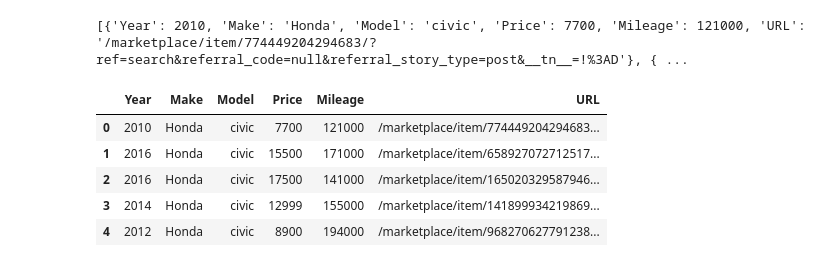
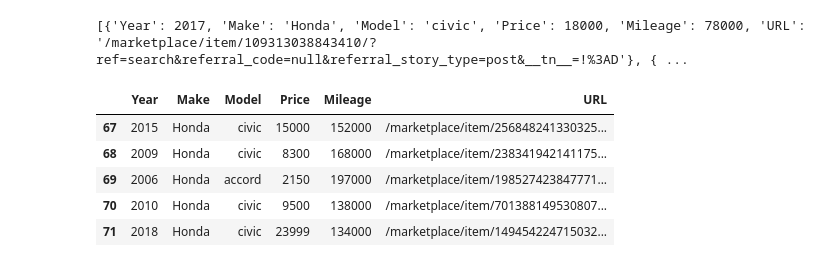
Before and after one commit to pietrostolf/facebook-marketplace-scraping, a Jupyter notebook: Marketplace Scraper.ipynb, the cells around one changed output. Drawn from its saved outputs; the diff is of its cells as text; code cells hidden in the pictures.

```diff
--- a/Marketplace Scraper.ipynb
+++ b/Marketplace Scraper.ipynb
@@ -62,12 +72,18 @@ urls_div = market_soup.find_all('a', class_="x1i10hfl xjbqb8w x6umtig x1b1mbwd x
 urls_list = [url.get('href') for url in urls_div]
 # %%
 # Extracted mileage list (separate from location and extract numeric values only)
-pattern = r'(\d+)K km'
+mileage_pattern_km = r'(\d+)K km'
+mileage_pattern_miles = r'(\d+)K miles'
+
 mileage_clean = []
 for item in mileage_list:
-    match = re.search(pattern, item)
-    if match:
-        mileage_clean.append(int(match.group(1))*1000)
+    match_mileage_km = re.search(mileage_pattern_km, item)
+    match_mileage_miles = re.search(mileage_pattern_miles, item)
+    if match_mileage_km or match_mileage_miles:
+        if match_mileage_km:
+            mileage_clean.append(int(match_mileage_km.group(1)) * 1000)
+        else:
+            mileage_clean.append(int(match_mileage_miles.group(1)))
 # %%
 # Add all values to a list of dictionaries
 vehicles_list = []
@@ -87,17 +103,17 @@ for i, item in enumerate(titles_list):
 
 print(vehicles_list)
 # %% [output]
-[{'Year': 2010, 'Make': 'Honda', 'Model': 'civic', 'Price': 7700, 'Mileage': 121000, 'URL': '/marketplace/item/774449204294683/?ref=search&referral_code=null&referral_story_type=post&__tn__=!%3AD'}, { ...
+[{'Year': 2017, 'Make': 'Honda', 'Model': 'civic', 'Price': 18000, 'Mileage': 78000, 'URL': '/marketplace/item/109313038843410/?ref=search&referral_code=null&referral_story_type=post&__tn__=!%3AD'}, { ...
 # %%
 vehicles_df = pd.DataFrame(vehicles_list)
-vehicles_df.head()
+vehicles_df.tail()
 # %% [output]
 |  | Year | Make | Model | Price | Mileage | URL |
-| 0 | 2010 | Honda | civic | 7700 | 121000 | /marketplace/item/774449204294683... |
-| 1 | 2016 | Honda | civic | 15500 | 171000 | /marketplace/item/658927072712517... |
-| 2 | 2016 | Honda | civic | 17500 | 141000 | /marketplace/item/165020329587946... |
-| 3 | 2014 | Honda | civic | 12999 | 155000 | /marketplace/item/141899934219869... |
-| 4 | 2012 | Honda | civic | 8900 | 194000 | /marketplace/item/968270627791238... |
+| 67 | 2015 | Honda | civic | 15000 | 152000 | /marketplace/item/256848241330325... |
+| 68 | 2009 | Honda | civic | 8300 | 168000 | /marketplace/item/238341942141175... |
+| 69 | 2006 | Honda | accord | 2150 | 197000 | /marketplace/item/198527423847771... |
+| 70 | 2010 | Honda | civic | 9500 | 138000 | /marketplace/item/701388149530807... |
+| 71 | 2018 | Honda | civic | 23999 | 134000 | /marketplace/item/149454224715032... |
 # %%
 # Group the data by "Year" and calculate the mean price for each year
 yearly_prices = vehicles_df.groupby("Year")["Price"].mean()
```
Also changed, not shown: parts of 6 cells of this notebook, 3 other files.
